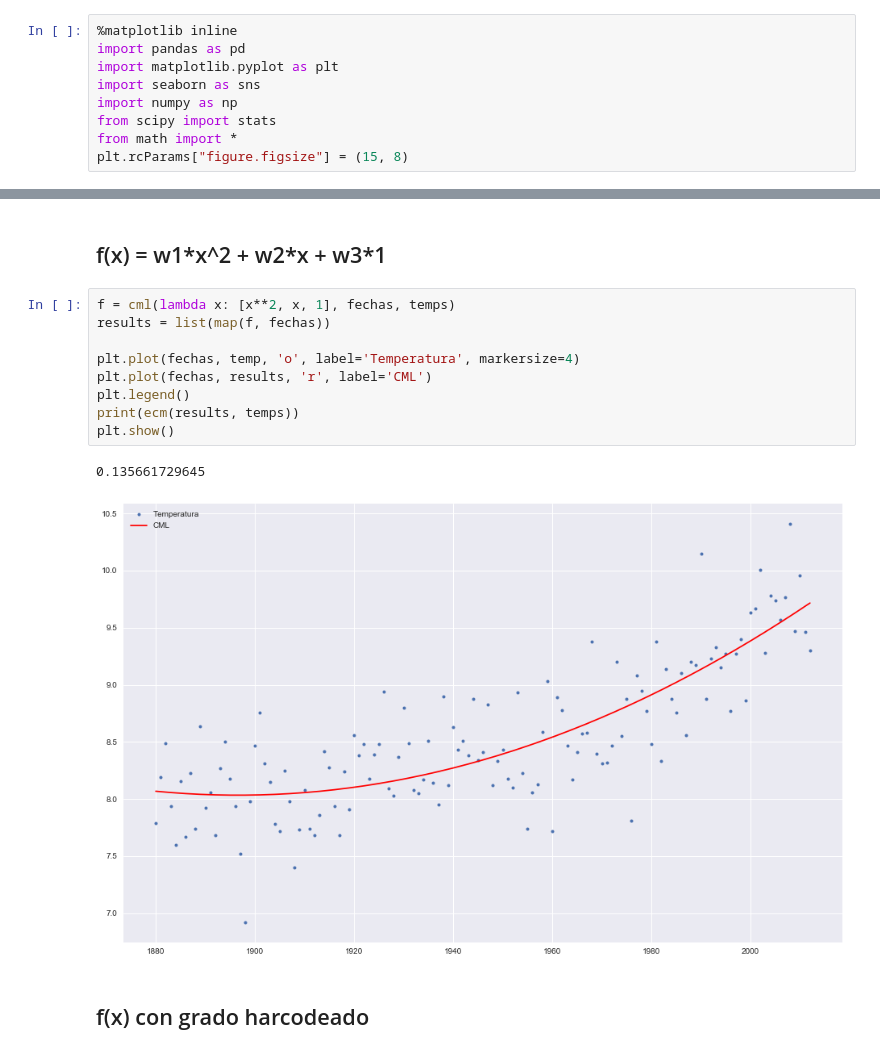
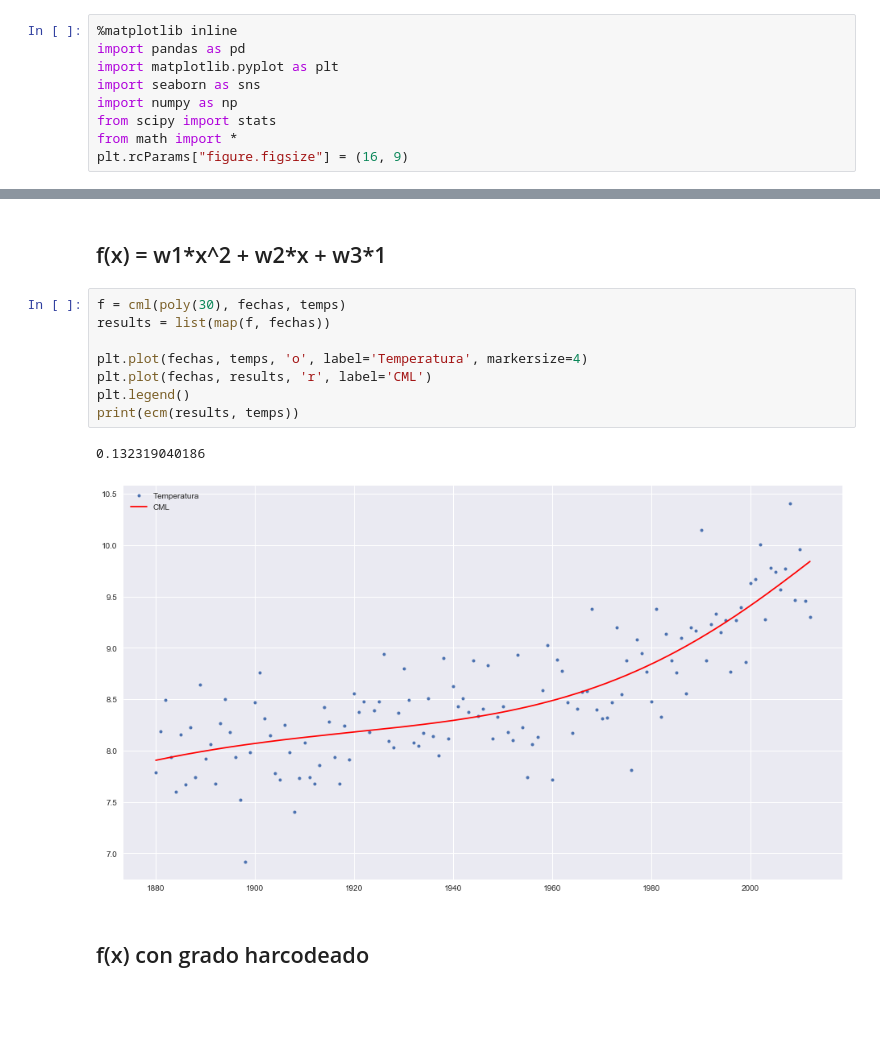
Before and after one commit to smcsicardi/metnum-tp3, a Jupyter notebook: world temperature least squares.ipynb, the cells around one changed output, grey strips where cells are left out. Saved outputs shown, nothing was run; the diff lists cells and outputs as text; blank space fills up the shorter version.

```diff
--- a/world temperature least squares.ipynb
+++ b/world temperature least squares.ipynb
@@ -8,7 +8,7 @@ import seaborn as sns
 import numpy as np
 from scipy import stats
 from math import *
-plt.rcParams["figure.figsize"] = (15, 8)
+plt.rcParams["figure.figsize"] = (16, 9)
 # %% [markdown]
 ## Parseo de datos
 # %%
@@ -48,16 +47,15 @@ plt.show()
 # %% [markdown]
 ## f(x) = w1\*x^2 + w2\*x + w3\*1
 # %%
-f = cml(lambda x: [x**2, x, 1], fechas, temps)
+f = cml(poly(30), fechas, temps)
 results = list(map(f, fechas))
 
-plt.plot(fechas, temp, 'o', label='Temperatura', markersize=4)
+plt.plot(fechas, temps, 'o', label='Temperatura', markersize=4)
 plt.plot(fechas, results, 'r', label='CML')
 plt.legend()
 print(ecm(results, temps))
-plt.show()
 # %% [output]
-0.135661729645
+0.132319040186
-[figure, old version]
+[figure, new version]
 # %% [markdown]
 ## f(x) con grado harcodeado
```
Also changed, not shown: parts of 5 cells of this notebook.
